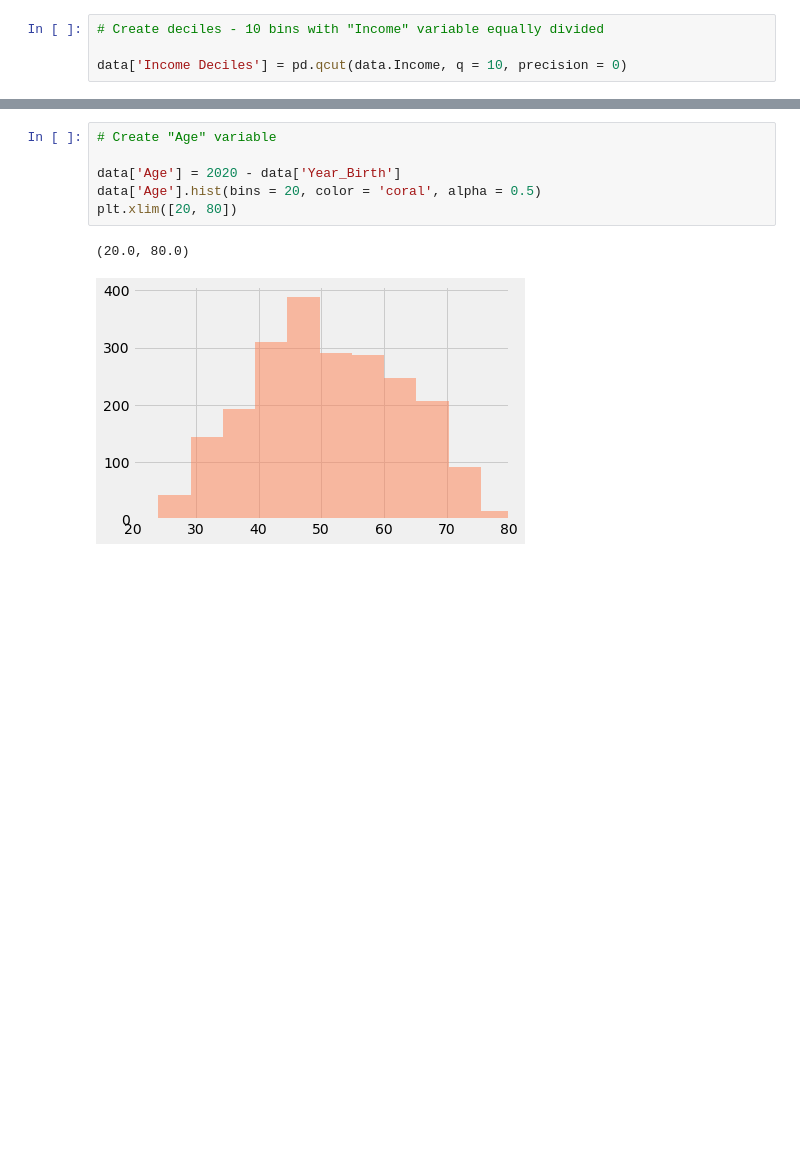
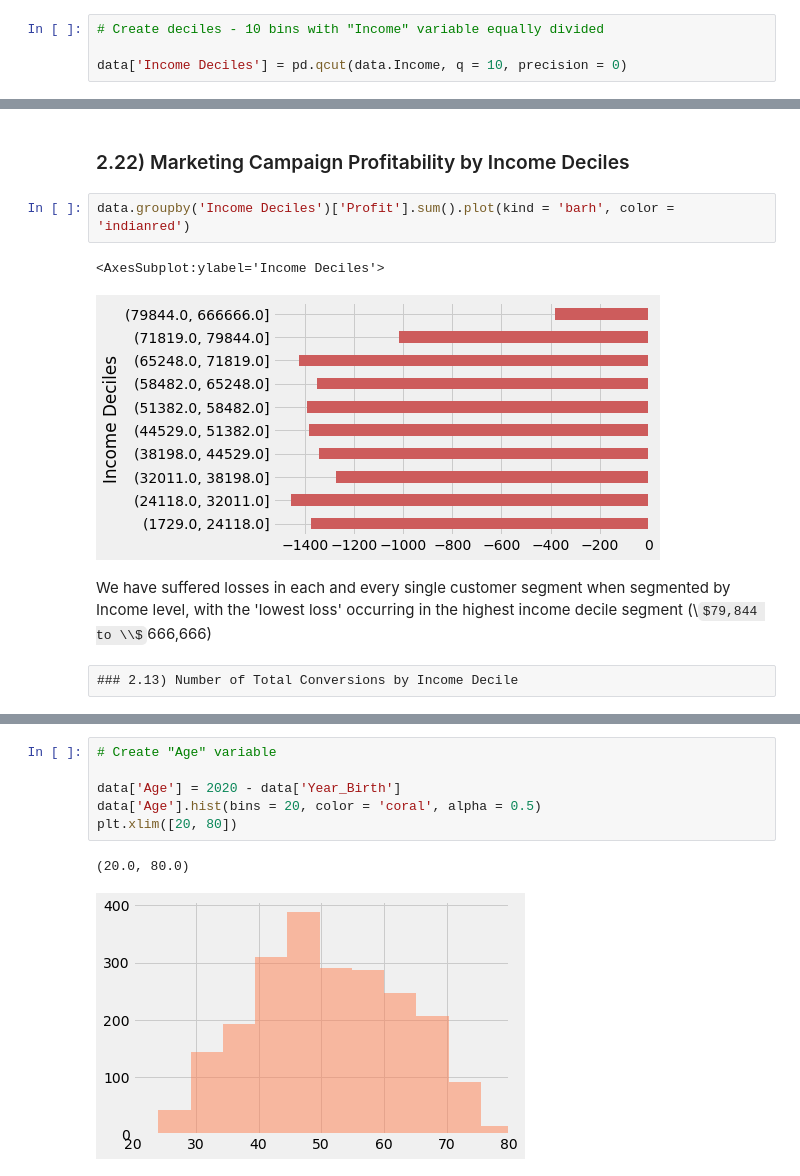
Before and after one commit to Taimur-Shabbir/in-progress-projects, a Jupyter notebook: CRM Analytics Project.ipynb, the cells around one changed output, grey strips where cells are left out. Drawn from its saved outputs; the diff is of its cells as text; some formulas as TeX source; blank space fills up the shorter version.

```diff
--- a/CRM Analytics Project.ipynb
+++ b/CRM Analytics Project.ipynb
@@ -351,0 +365,11 @@ Text(0.5, 1.0, 'Raw Number of Customer Conversions Across All Marketing Campaing
+# %% [markdown]
+### 2.22) Marketing Campaign Profitability by Income Deciles
+# %%
+data.groupby('Income Deciles')['Profit'].sum().plot(kind = 'barh', color = 'indianred')
+# %% [output]
+<AxesSubplot:ylabel='Income Deciles'>
+[figure, added]
+# %% [markdown]
+We have suffered losses in each and every single customer segment when segmented by Income level, with the 'lowest loss' occurring in the highest income decile segment (\\$79,844 to \\$666,666)
+# %% [raw]
+### 2.13) Number of Total Conversions by Income Decile
```
Also changed, not shown: parts of 38 cells of this notebook.
